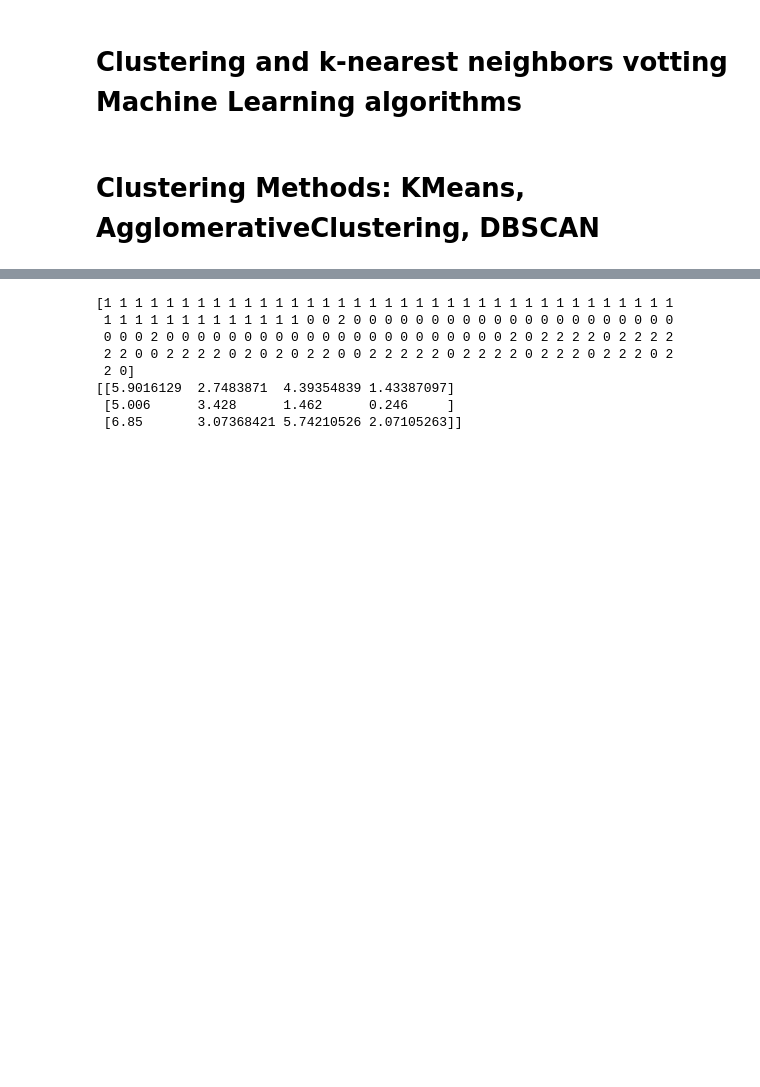
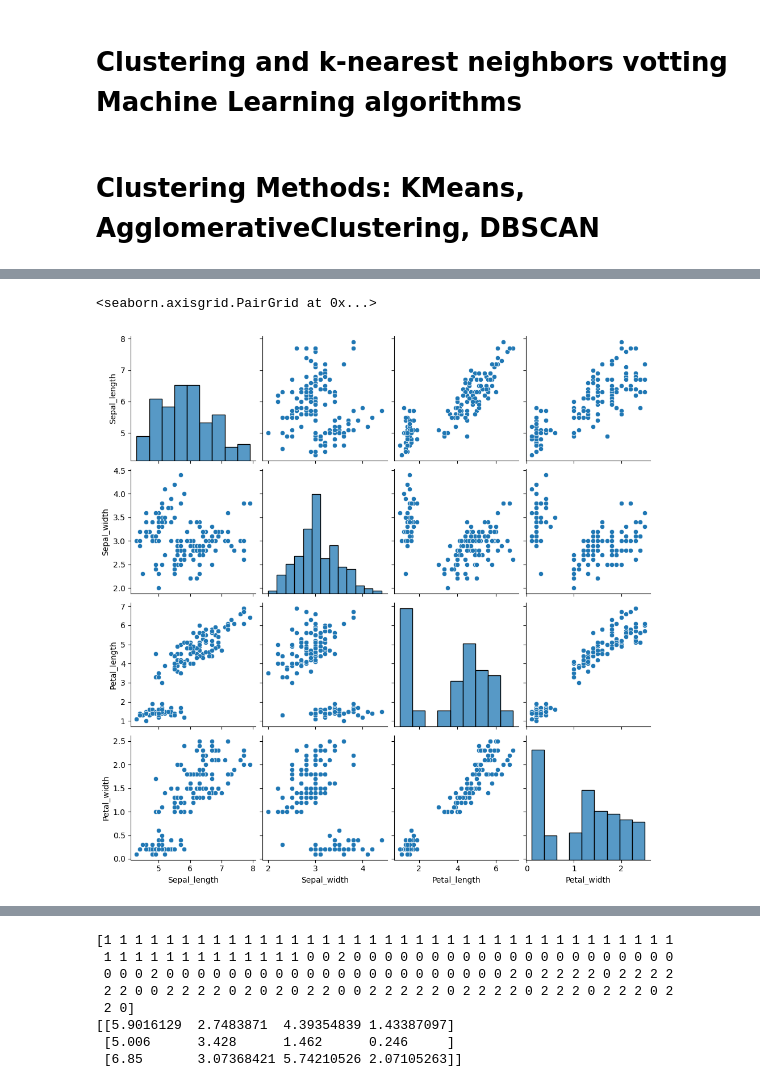
Before and after one commit to marzieh-saeedimasine/Python-DataCleaning-Modelling, a Jupyter notebook: Clustering-knn.ipynb, the cells around one changed output, grey strips where cells are left out. Saved outputs shown, nothing was run; the diff lists cells and outputs as text; code cells hidden in the pictures; blank space fills up the shorter version.

```diff
--- a/Clustering-knn.ipynb
+++ b/Clustering-knn.ipynb
@@ -10,0 +31,5 @@ from scipy.cluster.hierarchy import dendrogram, linkage
+# %%
+sns.pairplot(df)
+# %% [output]
+<seaborn.axisgrid.PairGrid at 0x...>
+[figure, added]
```
Also changed, not shown: parts of 11 cells of this notebook.
